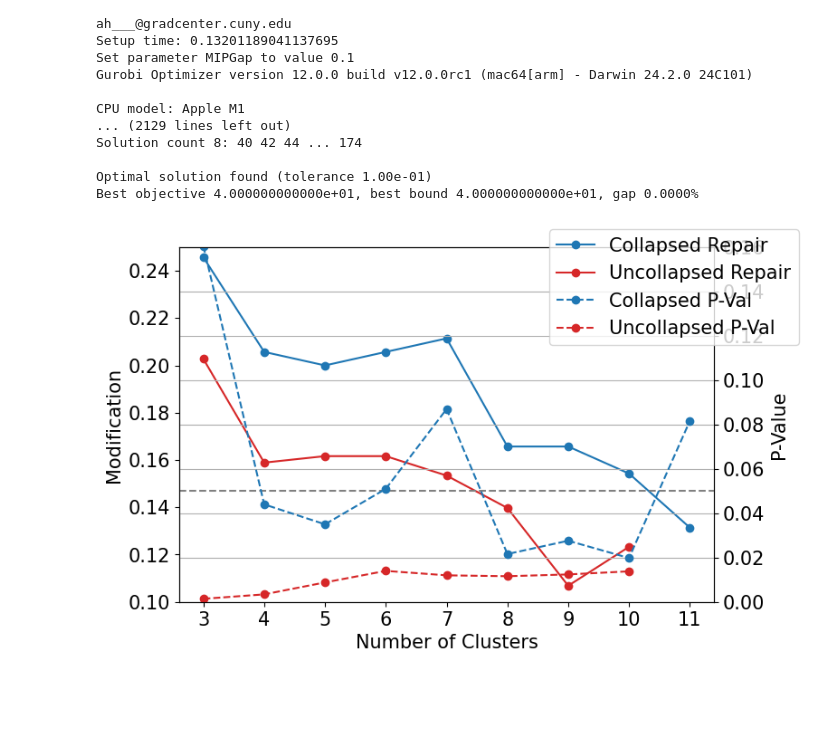
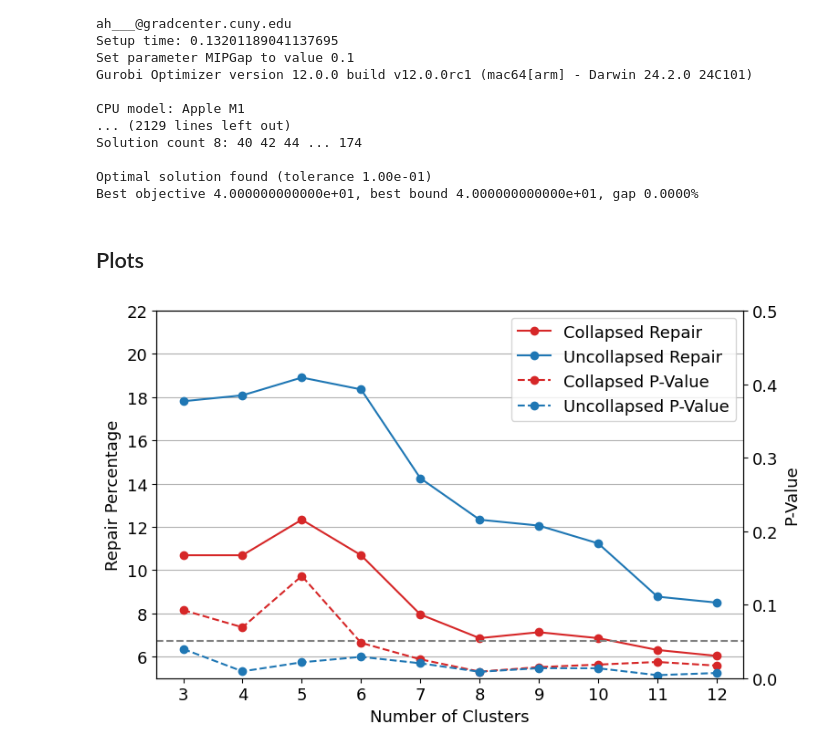
Before and after one commit to ialireza13/c_elegans_neural_network, a Jupyter notebook: handson.ipynb, the cells around one changed output. Drawn from its saved outputs; the diff is of its cells as text; code cells hidden in the pictures; blank space fills up the shorter version.

```diff
--- a/handson.ipynb
+++ b/handson.ipynb
@@ -22,10 +22,10 @@ The autoreload extension is already loaded. To reload it, use:
 input_file = 'dataset/old'
 
 
-worm_dicts = read_input_mat_file(input_file, remove_trend=False, smooth_spikes=False, mean_zero=False)
+worm_dicts = read_input_mat_file(input_file, remove_trend=True, smooth_spikes=True, mean_zero=True, meanmax_thresh=None)
 # worm_dicts[0]['annot'][480:595] = 1
 # worm_dicts[0]['annot'][1600:] = 1
 # worm_dicts[1]['annot'][875:] = 1
 # worm_dicts[3]['annot'][:500] = 1
 
-# averaged_results = calculate_metrics(worm_dicts, use_annotations = True, return_average = True)
+averaged_results = calculate_metrics(worm_dicts, use_annotations = True, return_average = True)
@@ -239,0 +259,8 @@ EdgesRemoved
+# %%
+# reps = [0.10136986301369863,0.07945205479452055,0.07945205479452055,0.07123287671232877,0.07123287671232877,0.06301369863013699,0.06301369863013699,0.06027397260273973]
+# reps = [0.16712328767123288, 0.136986301369863, 0.13424657534246576, 0.13424657534246576, 0.1232876712328767, 0.10684931506849316, 0.10410958904109589,0.10136986301369863]
+reps = [0.10684931506849316, 0.10410958904109589, 0.09863013698630137, 0.0684931506849315]
+ms = [(0.1726780821917808, 0.05357312776140421), (0.16199662802950476, 0.04823042330022775), (0.1531890410958904, 0.04784359257096977), (0.14416864535768648, 0.049519052321231584)]
+
+for i in range(8):
+    print(one_sided_p_value(ms[i][0], ms[i][1], reps[i]))
@@ -508,7 +594,7 @@ import numpy as np
 import matplotlib.patches as patches
 from scipy.cluster.hierarchy import linkage, dendrogram
 
-plt.rcParams.update({'font.size': 15})
+plt.rcParams.update({'font.size': 14})
 # Assuming cooccurrence_matrix and other necessary data are precomputed
 cooccurrence_matrix = get_cooccurrence_matrix(list(all_cliques.values()), mapping_neuron_to_idx)
 
@@ -517,12 +603,12 @@ linkage_matrix = linkage(cooccurrence_matrix, method='ward')
 
 # Step 2: Create a figure with 2 rows and shared x-axis, larger heatmap
 fig, axes = plt.subplots(
-    2, 1, figsize=(8, 9), gridspec_kw={'height_ratios': [1, 4]}, sharex=False, constrained_layout=True
+    2, 1, figsize=(8, 12), gridspec_kw={'height_ratios': [1, 1.5]}, sharex=False, constrained_layout=True
 )
 
 # Step 3: Plot the Dendrogram on the first subplot
 dendro = dendrogram(linkage_matrix, labels=all_neurons, color_threshold=1.5, ax=axes[0])
-axes[0].set_ylabel("Distance")
+# axes[0].set_ylabel("Distance")
 axes[0].tick_params(axis='x', which='both', bottom=False, top=False, labelbottom=False)
 
 # Reorder the co-occurrence matrix based on the dendrogram order
@@ -565,5 +651,5 @@ for start, end, thickness in squares:
     ax.add_patch(rect)
 
 # Final adjustments
-plt.show()
+fig.savefig('plots/FG.svg')
 # %% [output]
@@ -700,15 +831,21 @@ import matplotlib.pyplot as plt
 # plt.grid('on')
 # fig.legend()
 # plt.show()
+# %% [markdown]
+## Plots
 # %%
-plt.rcParams.update({'font.size': 15})
+import pandas as pd
+import matplotlib.pyplot as plt
+from matplotlib.patches import Rectangle
+
+plt.rcParams.update({'font.size': 13})
 
 # Plotting
 fig, ax1 = plt.subplots(figsize=(8,5))
 
 # Plot the first numbers
 ax1.set_xlabel('Number of Clusters')
-ax1.set_ylabel('Modification')
+ax1.set_ylabel('Repair Percentage')
 ax1.tick_params(axis='y')
 
 # Create a second y-axis
@@ -719,7 +856,7 @@ ax2.tick_params(axis='y')
 ax2.axhline(y=0.05, color='grey', linestyle='--')
 
 
-df = pd.read_csv('res_cons_collapsed.csv')
+df = pd.read_csv('res_cons_prohibit_collapsed.csv')
 df = pd.DataFrame(df.values.T)
 
 # Combine the first two rows into the headers
@@ -741,7 +878,7 @@ pvals = []
 n_colors = []
 
 for row in df.iterrows():
-    n_colors.append(row[0])
+    n_colors.append(int(row[0]))
     best_repair = 1e100
     best_pval = 1.0
 
@@ -753,17 +890,17 @@ for row in df.iterrows():
             best_pval = tup[1]
             best_repair = tup[0]
 
-    repairs.append(best_repair)
+    repairs.append(best_repair*100.0)
     pvals.append(best_pval)
 
-
-ax2.plot(n_colors, pvals, '--o', label='Collapsed P-Val', color='tab:blue')
-ax1.plot(n_colors, repairs, '-o', label='Collapsed Repair', color='tab:blue')
+ax2.plot(n_colors, pvals, '--o', label='Collapsed P-Value', color='tab:red')
+ax1.plot(n_colors, repairs, '-o', label='Collapsed Repair', color='tab:red')
 
 
 ##############################
 
-df = pd.read_csv('res_cons_uncollapsed.csv')
+df = pd.read_csv('res_cons_prohibit_uncollapsed.csv')
+df = df[[x for idx, x in enumerate(df.columns) if 'un' in x or idx < 2]]
 df = pd.DataFrame(df.values.T)
 
 # Combine the first two rows into the headers
@@ -776,40 +913,47 @@ new_columns = [
 df.columns = new_columns
 
 # Drop the first two rows and reset the index starting from 3
 df = df.iloc[2:].reset_index(drop=True)
 df.index += 3
 df = df.map(lambda x: eval(x) if isinstance(x, str) and x.startswith('(') and x.endswith(')') else x)
 
 repairs = []
 pvals = []
 n_colors = []
 
 for row in df.iterrows():
-    n_colors.append(row[0])
+    n_colors.append(int(row[0]))
     best_repair = 1e100
     best_pval = 1.0
 
     for tup in row[1].values:
         if best_pval < 0.05 and tup[1] < 0.05 and tup[0] < best_repair: # already found a significant result, looking for better repair
             best_repair = tup[0]
             best_pval = tup[1]
         elif tup[1] < best_pval: # not found a significant result yet
             best_pval = tup[1]
             best_repair = tup[0]
 
-    repairs.append(best_repair)
+    repairs.append(best_repair*100.0)
     pvals.append(best_pval)
 
 
-ax2.plot(n_colors, pvals, '--o', label='Uncollapsed P-Val', color='tab:red')
-ax1.plot(n_colors, repairs, '-o', label='Uncollapsed Repair', color='tab:red')
+ax2.plot(n_colors, pvals, '--o', label='Uncollapsed P-Value', color='tab:blue')
+ax1.plot(n_colors, repairs, '-o', label='Uncollapsed Repair', color='tab:blue')
 
-ax1.set_ylim([0.1, 0.25])
-ax2.set_ylim([0,0.16])
+ax1.set_xticks([3,4,5,6,7,8,9,10,11,12])
+
+ax1.set_ylim([5, 22])
+ax2.set_ylim([0,0.5])
+
+# rect = Rectangle((4.75, 8.15), 0.5, 6,
+#                  linewidth=2, edgecolor='black', linestyle="--", facecolor='none')
+# ax1.add_patch(rect)
+
 
 fig.tight_layout()  # Adjust layout to prevent overlap
-plt.grid('on')
-fig.legend()
-plt.show()
+fig.legend(loc='upper right', bbox_to_anchor=(0.9,0.95))
+ax1.grid('on','major','y')
+# fig.savefig('plots/percentages_and_pvalues.png')
 # %% [output]
-[figure, old version]
+[figure, new version]
```
Also changed, not shown: parts of 24 cells of this notebook.
